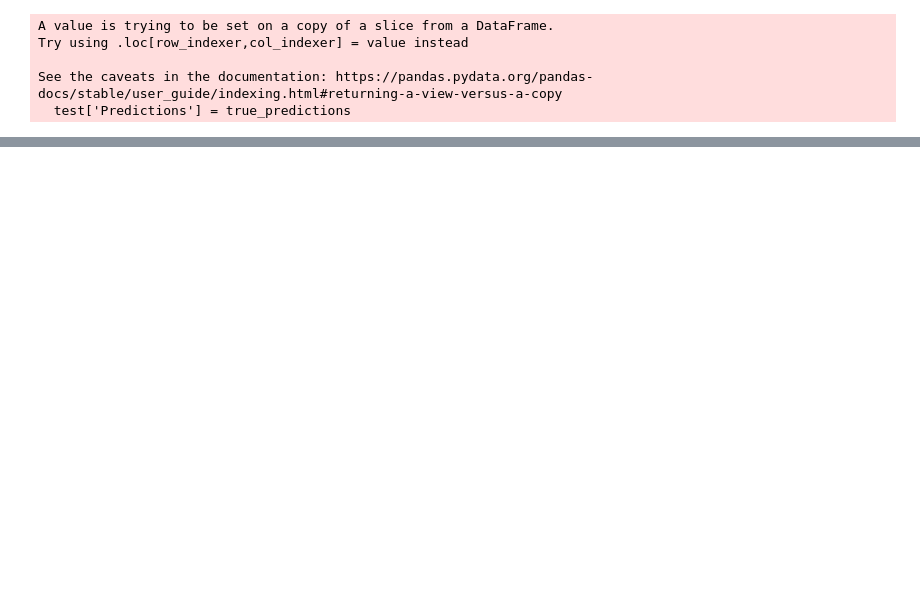
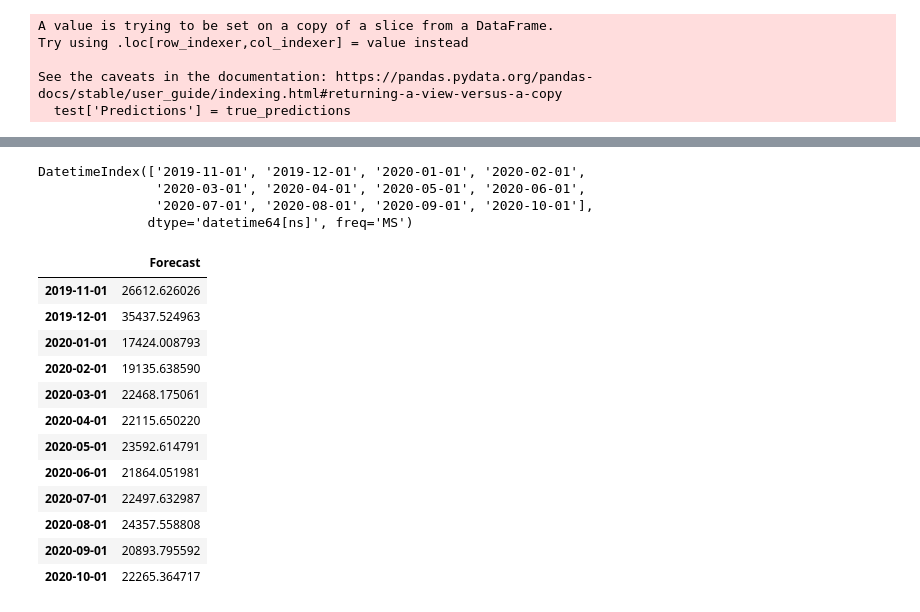
Before and after one commit to Sabbha20/ten-k-learn, a Jupyter notebook: 01 tensorflow-Keras/RNN/002. RNN - TimeSeries.ipynb, the cells around one changed output, grey strips where cells are left out. Saved outputs shown, nothing was run; the diff lists cells and outputs as text; code cells hidden in the pictures; blank space fills up the shorter version.

```diff
--- a/01 tensorflow-Keras/RNN/002. RNN - TimeSeries.ipynb
+++ b/01 tensorflow-Keras/RNN/002. RNN - TimeSeries.ipynb
@@ -285,0 +294,16 @@ test.plot()
+# %%
+model = Sequential()
+
+# Add the Input layer explicitly
+model.add(Input(shape=(length, num_features)))
+
+# Add LSTM layer
+model.add(LSTM(100, activation="relu"))
+
+# Add Dense layer
+model.add(Dense(1))
+
+# Compile the model
+model.compile(optimizer="adam", loss="mse")
+
+model.fit(generator, epochs=8)
@@ -285,0 +409,26 @@ test.plot()
+# %%
+forecast_idx = pd.date_range(start='2019-11-01',periods=periods,freq='MS')
+forecast_idx
+# %% [output]
+DatetimeIndex(['2019-11-01', '2019-12-01', '2020-01-01', '2020-02-01',
+               '2020-03-01', '2020-04-01', '2020-05-01', '2020-06-01',
+               '2020-07-01', '2020-08-01', '2020-09-01', '2020-10-01'],
+              dtype='datetime64[ns]', freq='MS')
+# %%
+forecast_df = pd.DataFrame(data=forecast,index=forecast_idx,
+                           columns=['Forecast'])
+forecast_df
+# %% [output]
+|  | Forecast |
+| 2019-11-01 | 26612.626026 |
+| 2019-12-01 | 35437.524963 |
+| 2020-01-01 | 17424.008793 |
+| 2020-02-01 | 19135.638590 |
+| 2020-03-01 | 22468.175061 |
+| 2020-04-01 | 22115.650220 |
+| 2020-05-01 | 23592.614791 |
+| 2020-06-01 | 21864.051981 |
+| 2020-07-01 | 22497.632987 |
+| 2020-08-01 | 24357.558808 |
+| 2020-09-01 | 20893.795592 |
+| 2020-10-01 | 22265.364717 |
```
Also changed, not shown: parts of 17 cells of this notebook.
